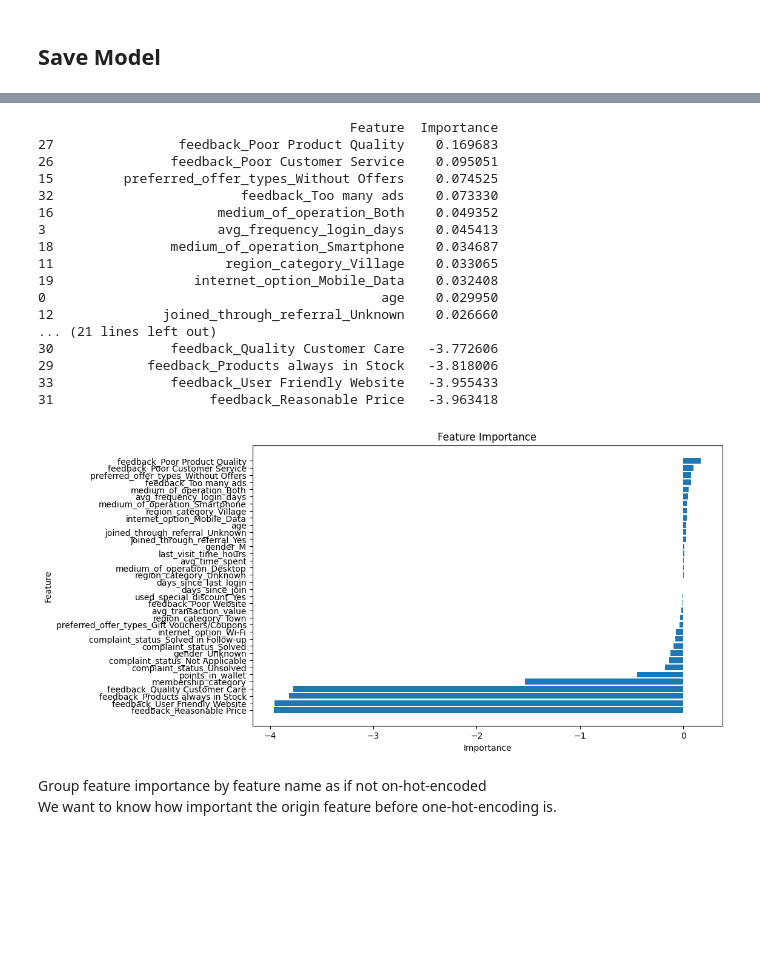
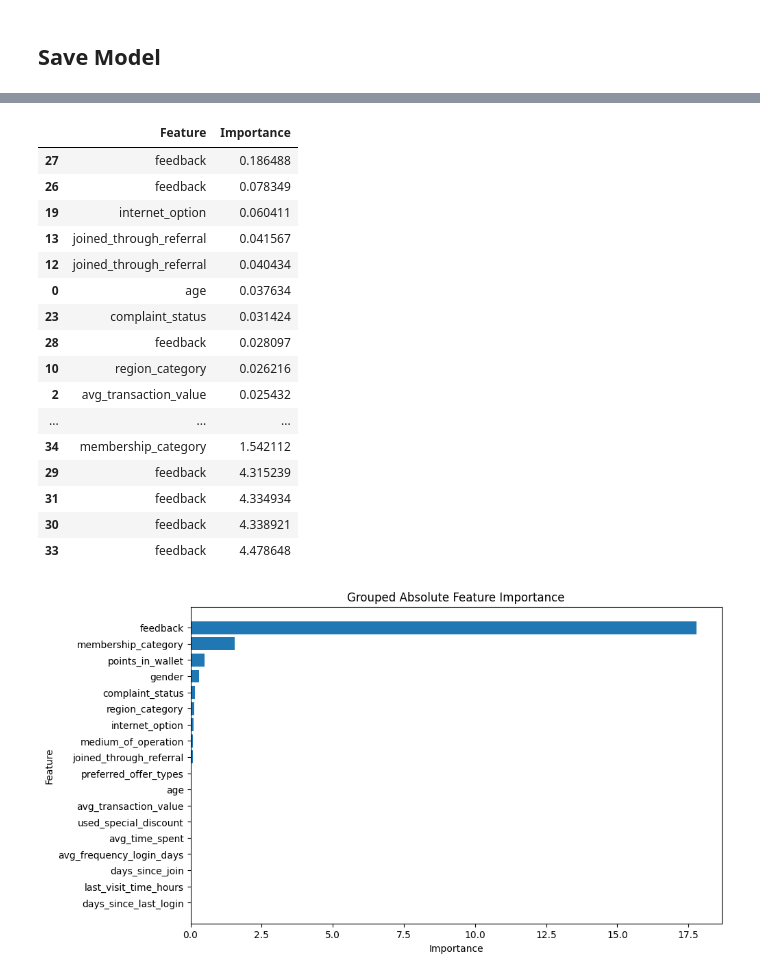
Before and after one commit to forster-j/churn-prediction, a Jupyter notebook: 05_01_logreg.ipynb, the cells around one changed output, grey strips where cells are left out. Saved outputs shown, nothing was run; the diff lists cells and outputs as text; code cells hidden in the pictures; blank space fills up the shorter version.

```diff
--- a/05_01_logreg.ipynb
+++ b/05_01_logreg.ipynb
@@ -141,39 +297,45 @@ Feature Importance:
+# %%
+#overwrite
+for feature in feature_importance["Feature"]:
+   for original in original_features:
+      if feature.startswith(original):
+         feature_importance["Feature"][feature_importance["Feature"] == feature]= original
+
+feature_importance
+# %% [output]
+|  | Feature | Importance |
+| 27 | feedback | 0.186488 |
+| 26 | feedback | 0.078349 |
+| 19 | internet_option | 0.060411 |
+| 13 | joined_through_referral | 0.041567 |
+| 12 | joined_through_referral | 0.040434 |
+| 0 | age | 0.037634 |
+| 23 | complaint_status | 0.031424 |
+| 28 | feedback | 0.028097 |
+| 10 | region_category | 0.026216 |
+| 2 | avg_transaction_value | 0.025432 |
+| ... | ... | ... |
+| 34 | membership_category | 1.542112 |
+| 29 | feedback | 4.315239 |
+| 31 | feedback | 4.334934 |
+| 30 | feedback | 4.338921 |
+| 33 | feedback | 4.478648 |
+# %%
+#get absolute values for importance
+feature_importance["Importance"] = feature_importance["Importance"].apply(lambda x: np.abs(x))
+
+#sum importance grouped by each original feature
+original_feature_importances = feature_importance.groupby("Feature")\
+        .sum()\
+        .sort_values(by = "Importance", ascending= False)\
+        .reset_index()
 # %%
-# Create list of feature importance (+/-)
-feature_importance = pd.DataFrame({
-    'Feature': X_train.columns,
-    'Importance': (coefficients)
-    })
-# Sort feature importance in descending order
-feature_importance = feature_importance.sort_values(by='Importance', ascending=False)
-print(feature_importance)
-
 plt.figure(figsize=(10, 6))
-plt.barh(feature_importance['Feature'], feature_importance['Importance'])
+plt.barh(original_feature_importances['Feature'], original_feature_importances['Importance'])
 plt.xlabel('Importance')
 plt.ylabel('Feature')
-plt.title('Feature Importance')
-plt.gca().invert_yaxis()  # invert axis for most importance feature at top
+plt.title('Grouped Absolute Feature Importance')
+plt.gca().invert_yaxis()  # Umkehr der Achsen, damit die wichtigsten Features oben sind
 plt.show()
 # %% [output]
-                                        Feature  Importance
-27                feedback_Poor Product Quality    0.169683
-26               feedback_Poor Customer Service    0.095051
-15         preferred_offer_types_Without Offers    0.074525
-32                        feedback_Too many ads    0.073330
-16                     medium_of_operation_Both    0.049352
-3                      avg_frequency_login_days    0.045413
-18               medium_of_operation_Smartphone    0.034687
-11                      region_category_Village    0.033065
-19                  internet_option_Mobile_Data    0.032408
-0                                           age    0.029950
-12              joined_through_referral_Unknown    0.026660
-... (21 lines left out)
-30               feedback_Quality Customer Care   -3.772606
-29            feedback_Products always in Stock   -3.818006
-33               feedback_User Friendly Website   -3.955433
-31                    feedback_Reasonable Price   -3.963418
-[figure, old version]
+[figure, new version]
-# %% [markdown]
-Group feature importance by feature name as if not on-hot-encoded
-We want to know how important the origin feature before one-hot-encoding is.
```
Also changed, not shown: parts of 29 cells of this notebook, 3 other files.
